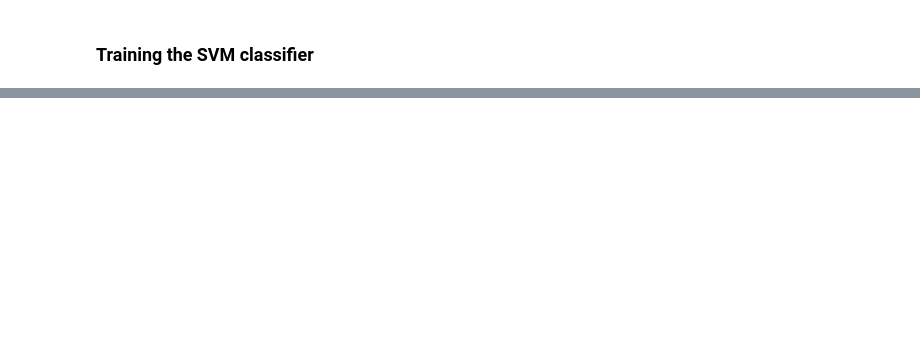
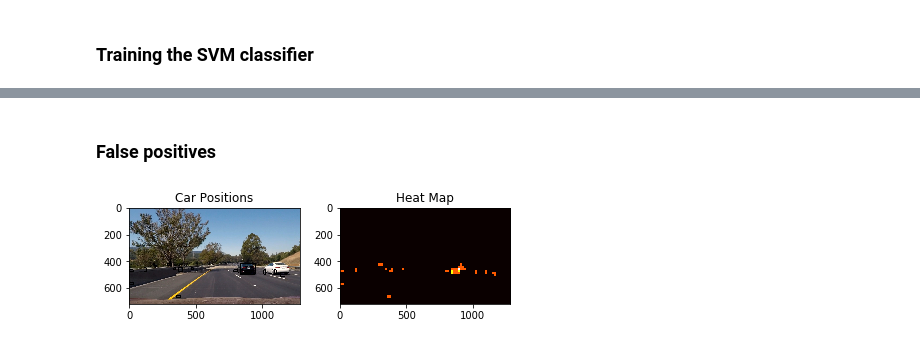
Before and after one commit to khushn/carnd_p5, a Jupyter notebook: vehicle_detection.ipynb, the cells around one changed output, grey strips where cells are left out. Saved outputs shown, nothing was run; the diff lists cells and outputs as text; code cells hidden in the pictures; blank space fills up the shorter version.

```diff
--- a/vehicle_detection.ipynb
+++ b/vehicle_detection.ipynb
@@ -345,0 +860,71 @@ For these 10 labels:  [ 0.  0.  1.  0.  1.  1.  0.  0.  1.  0.]
+# %% [markdown]
+### False positives
+# %%
+import matplotlib.image as mpimg
+import matplotlib.pyplot as plt
+import numpy as np
+import pickle
+import cv2
+from scipy.ndimage.measurements import label
+
+# use the hot windows from above cell, to create the heat map
+box_list = hot_windows
+
+# Reuse the same image as above cell
+heat = np.zeros_like(image[:,:,0]).astype(np.float)
+
+def add_heat(heatmap, bbox_list):
+    # Iterate through list of bboxes
+    for box in bbox_list:
+        # Add += 1 for all pixels inside each bbox
+        # Assuming each "box" takes the form ((x1, y1), (x2, y2))
+        heatmap[box[0][1]:box[1][1], box[0][0]:box[1][0]] += 1
+
+    # Return updated heatmap
+    return heatmap# Iterate through list of bboxes
+
+def apply_threshold(heatmap, threshold):
+    # Zero out pixels below the threshold
+    heatmap[heatmap <= threshold] = 0
+    # Return thresholded map
+    return heatmap
+
+def draw_labeled_bboxes(img, labels):
+    # Iterate through all detected cars
+    for car_number in range(1, labels[1]+1):
+        # Find pixels with each car_number label value
+        nonzero = (labels[0] == car_number).nonzero()
+        # Identify x and y values of those pixels
+        nonzeroy = np.array(nonzero[0])
+        nonzerox = np.array(nonzero[1])
+        # Define a bounding box based on min/max x and y
+        bbox = ((np.min(nonzerox), np.min(nonzeroy)), (np.max(nonzerox), np.max(nonzeroy)))
+        # Draw the box on the image
+        cv2.rectangle(img, bbox[0], bbox[1], (0,0,255), 6)
+    # Return the image
+    return img
+
+# Add heat to each box in box list
+heat = add_heat(heat,box_list)
+
+# Apply threshold to help remove false positives
+heat = apply_threshold(heat,1)
+
+# Visualize the heatmap when displaying
+heatmap = np.clip(heat, 0, 255)
+
+# Find final boxes from heatmap using label function
+labels = label(heatmap)
+draw_img = draw_labeled_bboxes(np.copy(image), labels)
+
+fig = plt.figure()
+plt.subplot(121)
+plt.imshow(draw_img)
+plt.title('Car Positions')
+plt.subplot(122)
+plt.imshow(heatmap, cmap='hot')
+plt.title('Heat Map')
+fig.tight_layout()
+plt.show()
+# %% [output]
+[figure, added]
```
Also changed, not shown: parts of 14 cells of this notebook.
